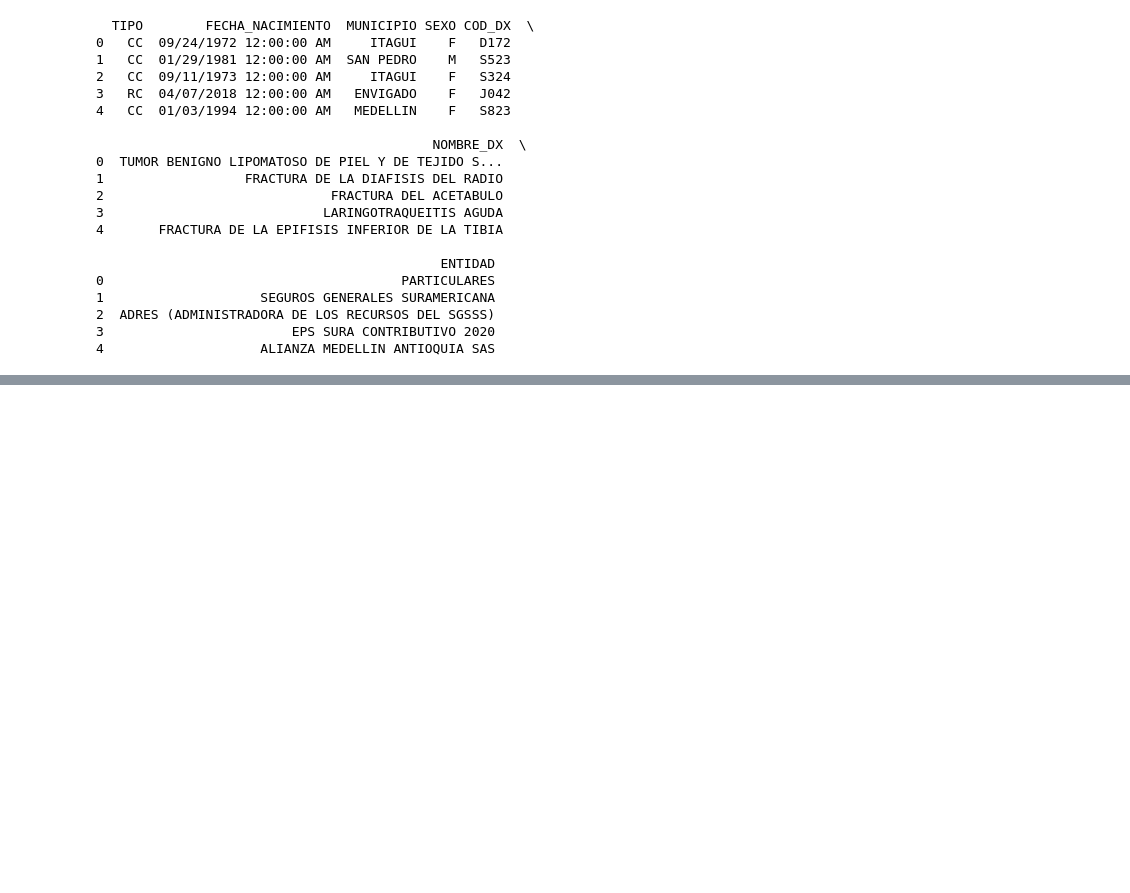
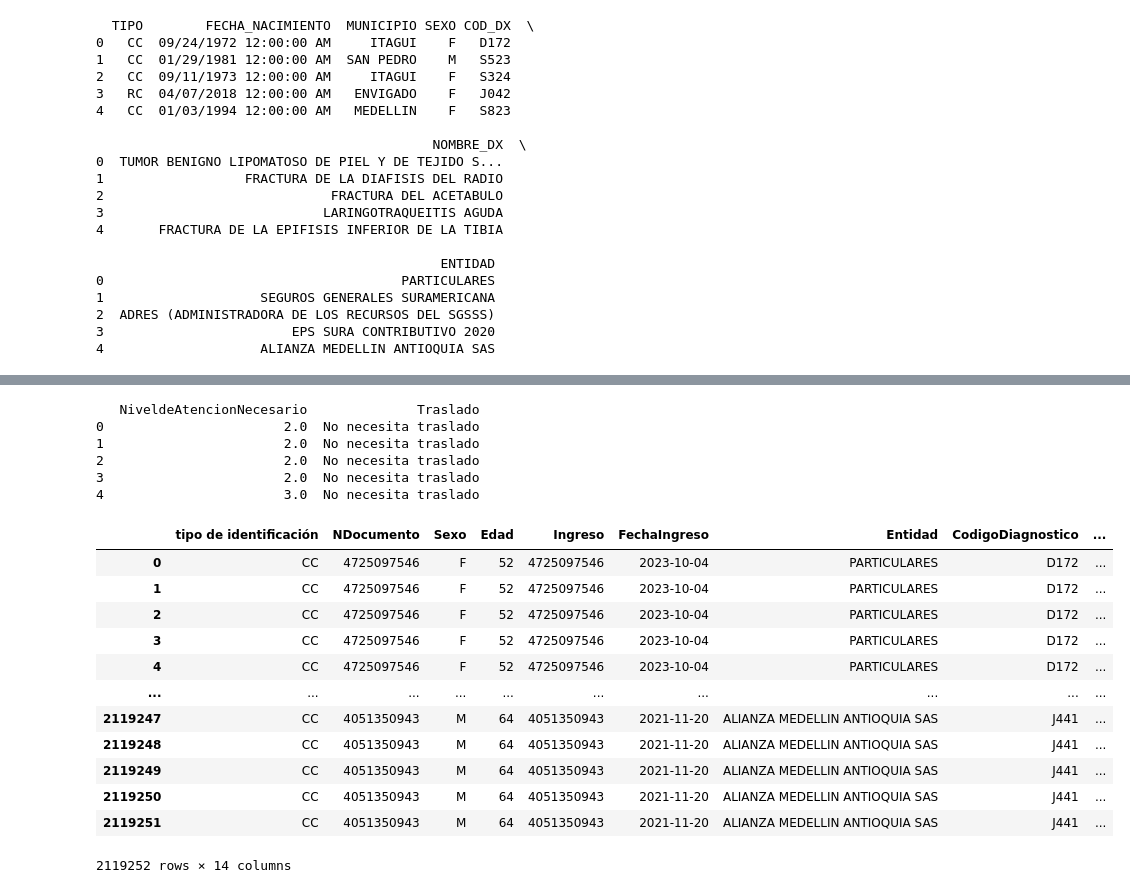
Before and after one commit to aisaza609/Interoperabilidad_Historias_clinicas, a Jupyter notebook: Normalizacion_Dataset_Neiva.ipynb, the cells around one changed output, grey strips where cells are left out. Cells and saved outputs as stored; diff of their text form; code cells hidden in the pictures; blank space fills up the shorter version.

```diff
--- a/Normalizacion_Dataset_Neiva.ipynb
+++ b/Normalizacion_Dataset_Neiva.ipynb
@@ -82,0 +233,5 @@ To: /content/df_neiva.csv
+# %%
+excel_data = excel_data.iloc[:, 1:4]
+
+# Mostrar el resultado para verificar
+excel_data.head()
@@ -82,0 +279,6 @@ To: /content/df_neiva.csv
+# %%
+# Usamos str.extract() con una expresión regular para extraer el código y el nombre del diagnóstico
+df_pasto[['CodigoDiagnostico', 'Nombre Diagnostico']] = df_pasto['Impresiones_Diagnosticas'].str.extract(r'Diagnóstico Pincipal: (\w+) - (.+)')
+
+# Mostramos las primeras filas para verificar
+print(df_pasto[['Impresiones_Diagnosticas', 'CodigoDiagnostico', 'Nombre Diagnostico']].head())
@@ -82,0 +387,54 @@ To: /content/df_neiva.csv
+# %%
+# Definir el nivel del hospital actual
+nivel_hospital = 3
+
+# Crear la función 'definir_traslado' simplificada para el hospital de nivel 3
+def definir_traslado(nivel_necesario):
+    return "No necesita traslado"  # Siempre devuelve que no se necesita traslado
+
+# Aplicar la función para crear la columna 'Traslado'
+df_neiva['Traslado'] = df_neiva['NiveldeAtencionNecesario'].apply(definir_traslado)
+
+# Verificar el resultado
+print(df_neiva[['NiveldeAtencionNecesario', 'Traslado']].head())
+# %% [output]
+   NiveldeAtencionNecesario              Traslado
+0                       2.0  No necesita traslado
+1                       2.0  No necesita traslado
+2                       2.0  No necesita traslado
+3                       2.0  No necesita traslado
+4                       3.0  No necesita traslado
+# %%
+orden_columnas = [
+    'tipo de identificación',
+    'NDocumento',
+    'Sexo',
+    'Edad',
+    'Ingreso',
+    'FechaIngreso',
+    'Entidad',
+    'CodigoDiagnostico',
+    'NombreDiagnostico',
+    'DxSindromatico',
+    'NiveldeAtencionNecesario',
+    'Servicio',
+    'NivelHospital',
+    'Traslado'
+]
+# Reordenar el DataFrame df_neiva con el nuevo orden de columnas
+df_neiva = df_neiva[orden_columnas]
+df_neiva
+# %% [output]
+|  | tipo de identificación | NDocumento | Sexo | Edad | Ingreso | FechaIngreso | Entidad | CodigoDiagnostico | ... |
+| 0 | CC | 4725097546 | F | 52 | 4725097546 | 2023-10-04 | PARTICULARES | D172 | ... |
+| 1 | CC | 4725097546 | F | 52 | 4725097546 | 2023-10-04 | PARTICULARES | D172 | ... |
+| 2 | CC | 4725097546 | F | 52 | 4725097546 | 2023-10-04 | PARTICULARES | D172 | ... |
+| 3 | CC | 4725097546 | F | 52 | 4725097546 | 2023-10-04 | PARTICULARES | D172 | ... |
+| 4 | CC | 4725097546 | F | 52 | 4725097546 | 2023-10-04 | PARTICULARES | D172 | ... |
+| ... | ... | ... | ... | ... | ... | ... | ... | ... | ... |
+| 2119247 | CC | 4051350943 | M | 64 | 4051350943 | 2021-11-20 | ALIANZA MEDELLIN ANTIOQUIA SAS | J441 | ... |
+| 2119248 | CC | 4051350943 | M | 64 | 4051350943 | 2021-11-20 | ALIANZA MEDELLIN ANTIOQUIA SAS | J441 | ... |
+| 2119249 | CC | 4051350943 | M | 64 | 4051350943 | 2021-11-20 | ALIANZA MEDELLIN ANTIOQUIA SAS | J441 | ... |
+| 2119250 | CC | 4051350943 | M | 64 | 4051350943 | 2021-11-20 | ALIANZA MEDELLIN ANTIOQUIA SAS | J441 | ... |
+| 2119251 | CC | 4051350943 | M | 64 | 4051350943 | 2021-11-20 | ALIANZA MEDELLIN ANTIOQUIA SAS | J441 | ... |
+2119252 rows × 14 columns
```
Also changed, not shown: parts of 33 cells of this notebook.
